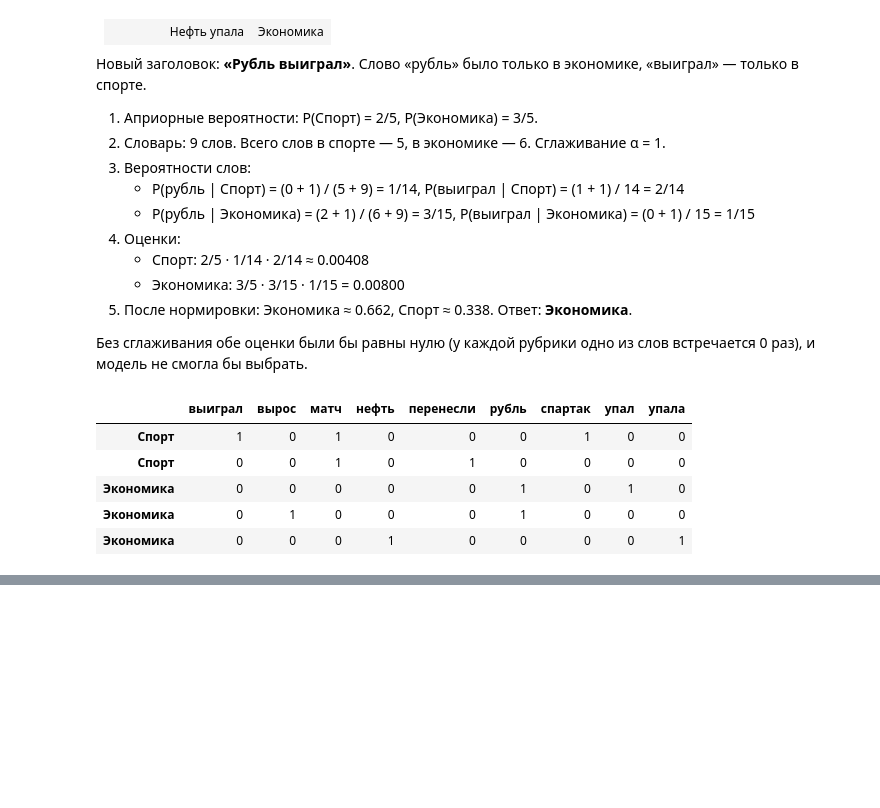
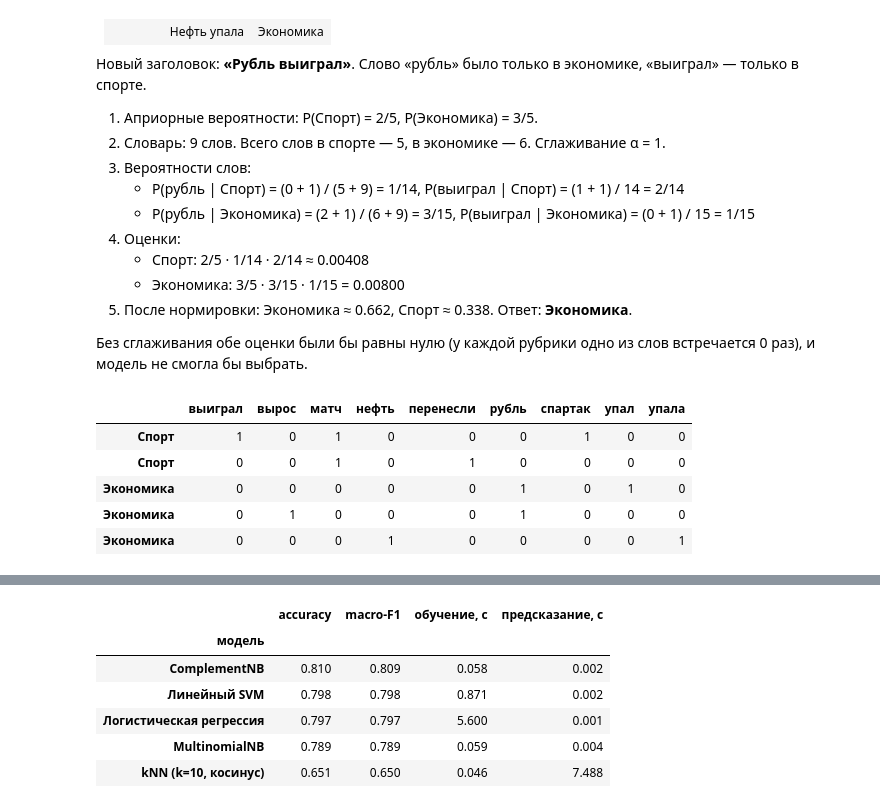
Before and after one commit to Graukern/ml-basics-naive-bayes, a Jupyter notebook: src/naive_bayes.ipynb, the cells around one changed output, grey strips where cells are left out. Saved outputs shown, nothing was run; the diff lists cells and outputs as text; code cells hidden in the pictures; blank space fills up the shorter version.

```diff
--- a/src/naive_bayes.ipynb
+++ b/src/naive_bayes.ipynb
@@ -317,0 +328,40 @@ sklearn: {np.str_('Спорт'): np.float64(0.338), np.str_('Экономика'
+# %%
+from sklearn.naive_bayes import ComplementNB
+from sklearn.linear_model import LogisticRegression
+from sklearn.svm import LinearSVC
+from sklearn.neighbors import KNeighborsClassifier
+
+models = {
+    "MultinomialNB": MultinomialNB(alpha=1.0),
+    "ComplementNB": ComplementNB(alpha=1.0),
+    "Логистическая регрессия": LogisticRegression(max_iter=2000),
+    "Линейный SVM": LinearSVC(),
+    "kNN (k=10, косинус)": KNeighborsClassifier(n_neighbors=10, metric="cosine"),
+}
+
+rows = []
+for name, model in models.items():
+    t0 = time.perf_counter()
+    model.fit(X_train, y_train)
+    t_fit = time.perf_counter() - t0
+
+    t0 = time.perf_counter()
+    pred = model.predict(X_test)
+    t_pred = time.perf_counter() - t0
+
+    rows.append({"модель": name,
+                 "accuracy": accuracy_score(y_test, pred),
+                 "macro-F1": f1_score(y_test, pred, average="macro"),
+                 "обучение, с": t_fit,
+                 "предсказание, с": t_pred})
+
+results = pd.DataFrame(rows).set_index("модель").sort_values("macro-F1", ascending=False)
+results.round(3)
+# %% [output]
+|  | accuracy | macro-F1 | обучение, с | предсказание, с |
+| модель |  |  |  |  |
+| ComplementNB | 0.810 | 0.809 | 0.058 | 0.002 |
+| Линейный SVM | 0.798 | 0.798 | 0.871 | 0.002 |
+| Логистическая регрессия | 0.797 | 0.797 | 5.600 | 0.001 |
+| MultinomialNB | 0.789 | 0.789 | 0.059 | 0.004 |
+| kNN (k=10, косинус) | 0.651 | 0.650 | 0.046 | 7.488 |
```
Also changed, not shown: parts of 4 cells of this notebook.
